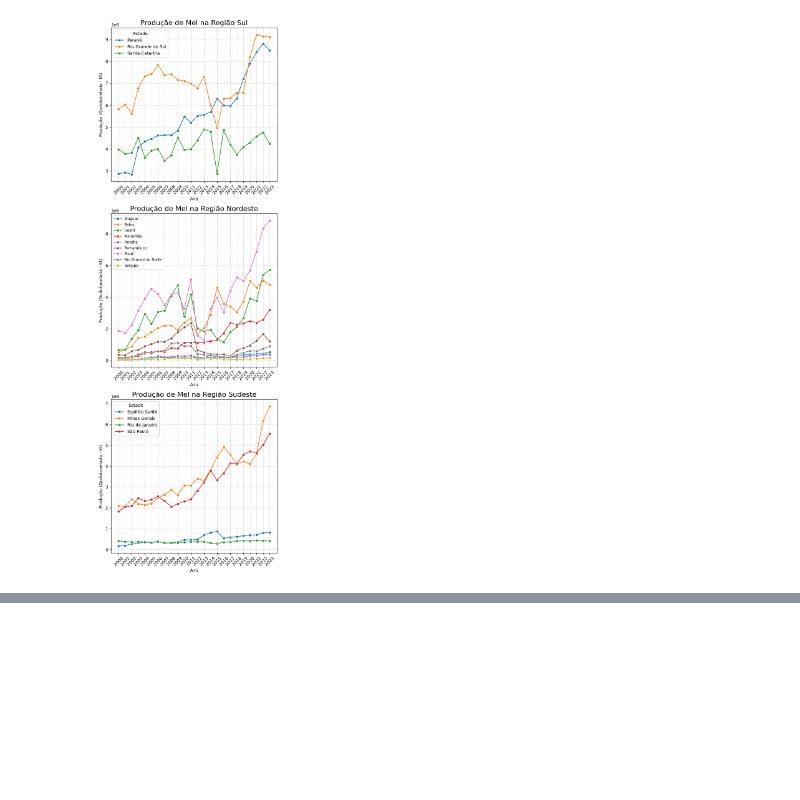
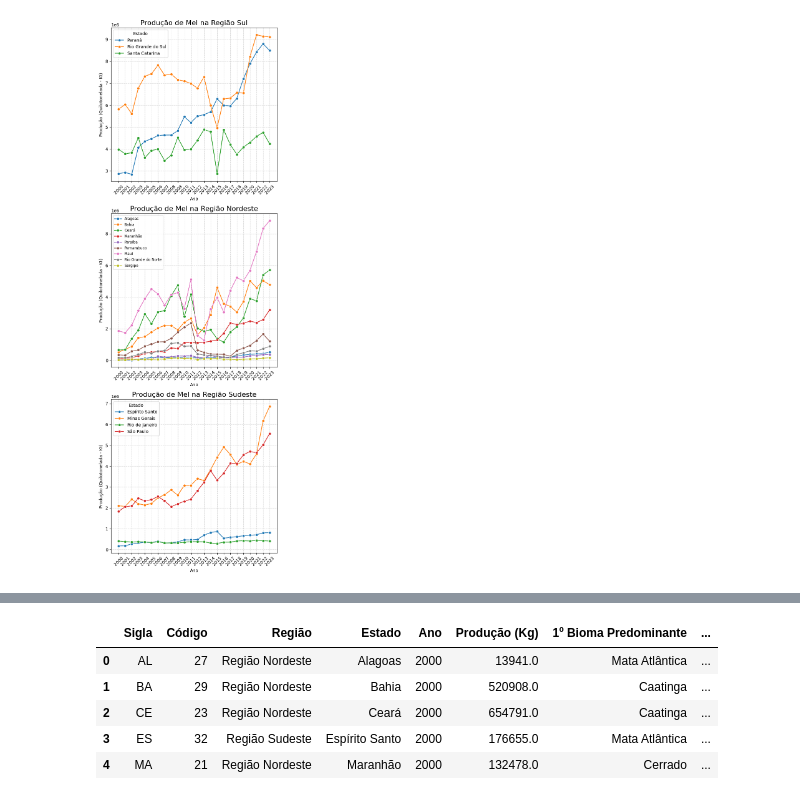
Before and after one commit to Gabriel-J-code/ad-projeto-bees-caatinga, a Jupyter notebook: relatorio.ipynb, the cells around one changed output, grey strips where cells are left out. Saved outputs shown, nothing was run; the diff lists cells and outputs as text; code cells hidden in the pictures; blank space fills up the shorter version.

```diff
--- a/relatorio.ipynb
+++ b/relatorio.ipynb
@@ -817,0 +872,19 @@ A análise detalhada por estado confirma que a produção de mel é muito mais *
+# %%
+tabela_final = tabela_final.reset_index().rename(columns={'Sigla da UF': 'Sigla'})
+
+# 3. Anexe a tabela de biomas ao seu DataFrame de produção usando 'Estado' como chave
+df_com_biomas = melted_producao_es.merge(
+    tabela_final,
+    on='Sigla',
+    how='left'
+)
+
+# 4. Verifique o resultado
+df_com_biomas.head()
+# %% [output]
+|  | Sigla | Código | Região | Estado | Ano | Produção (Kg) | 1º Bioma Predominante | ... |
+| 0 | AL | 27 | Região Nordeste | Alagoas | 2000 | 13941.0 | Mata Atlântica | ... |
+| 1 | BA | 29 | Região Nordeste | Bahia | 2000 | 520908.0 | Caatinga | ... |
+| 2 | CE | 23 | Região Nordeste | Ceará | 2000 | 654791.0 | Caatinga | ... |
+| 3 | ES | 32 | Região Sudeste | Espírito Santo | 2000 | 176655.0 | Mata Atlântica | ... |
+| 4 | MA | 21 | Região Nordeste | Maranhão | 2000 | 132478.0 | Cerrado | ... |
```
Also changed, not shown: parts of 7 cells of this notebook.
